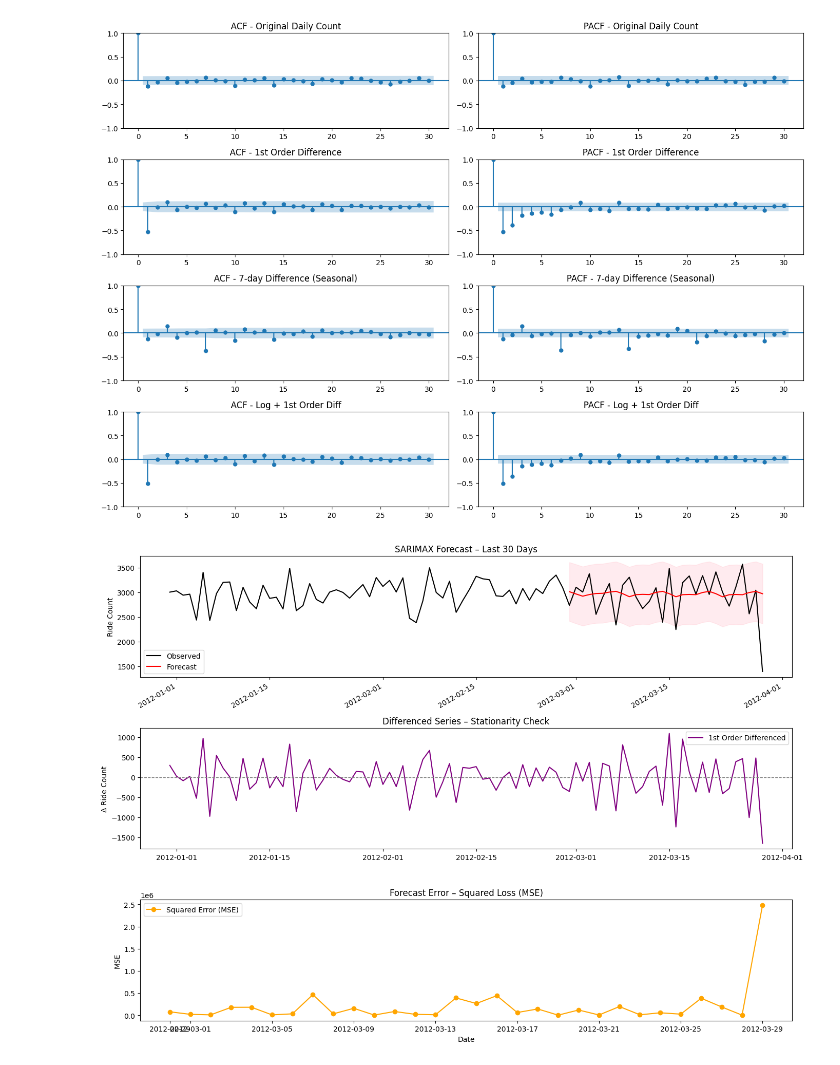
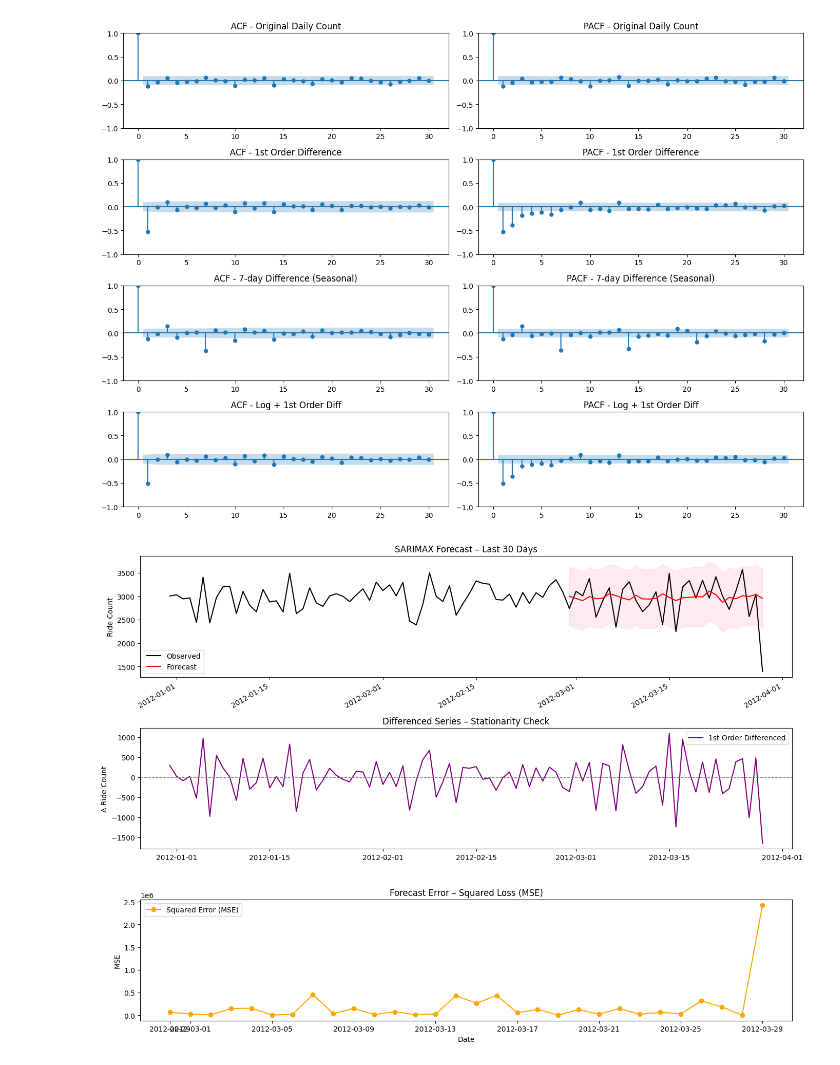
Before and after one commit to tanmay007thor/Bike-Request-OLA-, a Jupyter notebook: notebook/Analysis.ipynb, the cells around one changed output. Cells and saved outputs as stored; diff of their text form; code cells hidden in the pictures.

```diff
--- a/notebook/Analysis.ipynb
+++ b/notebook/Analysis.ipynb
@@ -126,6 +129,12 @@ import pandas as pd
 
 daily_counts = ts_data['count'].resample('D').sum().dropna()
 
+exog_vars = ts_data[['temp', 'humidity', 'windspeed', 'weather', 'season']]
+daily_exog = exog_vars.resample('D').mean().fillna(method='ffill')
+
+# Align train/test exog with train/test target
+exog_train = daily_exog.iloc[:-30]
+exog_test = daily_exog.iloc[-30:]
 
 train = daily_counts[:-30]
 test = daily_counts[-30:]
@@ -133,15 +142,15 @@ test = daily_counts[-30:]
 
 model = SARIMAX(
     train,
-    order=(1, 1, 1),
-    seasonal_order=(1, 1, 1, 7),
+    exog=exog_train,    order=(1, 1, 1),
+   seasonal_order=(0, 1, 1, 7),
     enforce_stationarity=False,
     enforce_invertibility=False
 )
 results = model.fit(disp=False)
 
 
-forecast = results.get_forecast(steps=30)
+forecast = results.get_forecast(steps=30 , exog = exog_test)
 forecast_mean = forecast.predicted_mean
 pred_ci = forecast.conf_int()
 
@@ -153,31 +162,31 @@ differenced = daily_counts.diff().dropna()
 
 
 fig, axes = plt.subplots(3, 1, figsize=(14, 10), sharex=False)
 
 
 axes[0].plot(daily_counts[-90:], label='Observed', color='black')
 forecast_mean.plot(ax=axes[0], label='Forecast', color='red')
 axes[0].fill_between(pred_ci.index, pred_ci.iloc[:, 0], pred_ci.iloc[:, 1],
                      color='pink', alpha=0.3)
 axes[0].set_title('SARIMAX Forecast – Last 30 Days')
 axes[0].set_ylabel('Ride Count')
 axes[0].legend()
 
 
 axes[1].plot(differenced[-90:], color='purple', label='1st Order Differenced')
 axes[1].axhline(0, linestyle='--', color='gray', linewidth=1)
 axes[1].set_title('Differenced Series – Stationarity Check')
 axes[1].set_ylabel('Δ Ride Count')
 axes[1].legend()
 
 
 axes[2].plot(mse_loss.index, mse_loss.values, color='orange', marker='o', label='Squared Error (MSE)')
 axes[2].set_title('Forecast Error – Squared Loss (MSE)')
 axes[2].set_ylabel('MSE')
 axes[2].set_xlabel('Date')
 axes[2].legend()
 
 plt.tight_layout()
 plt.show()
 # %% [output]
-[figure, old version]
+[figure, new version]
```
Also changed, not shown: parts of 7 cells of this notebook, 1 other file.
